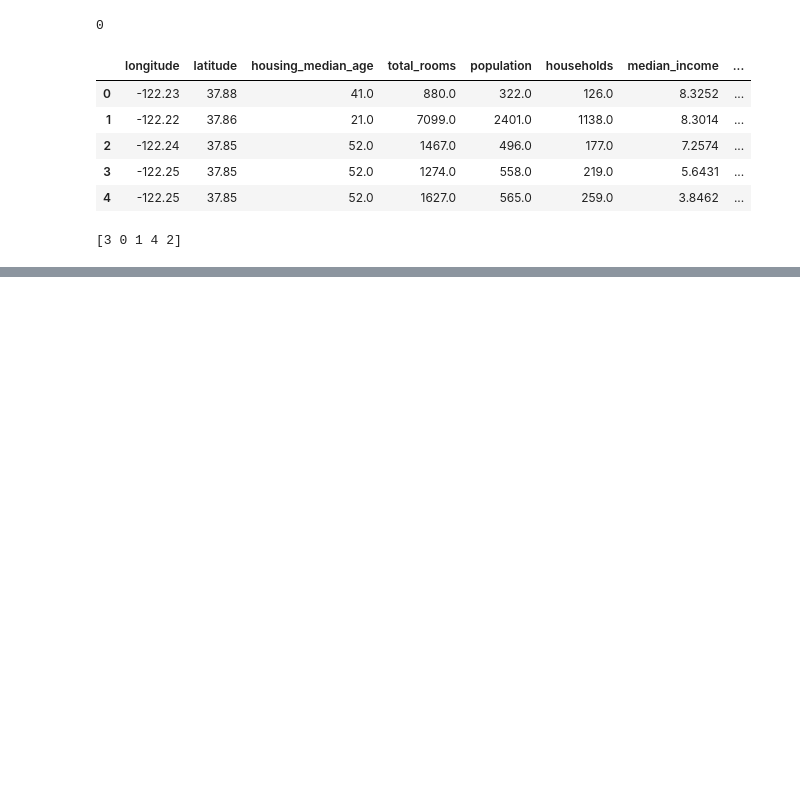
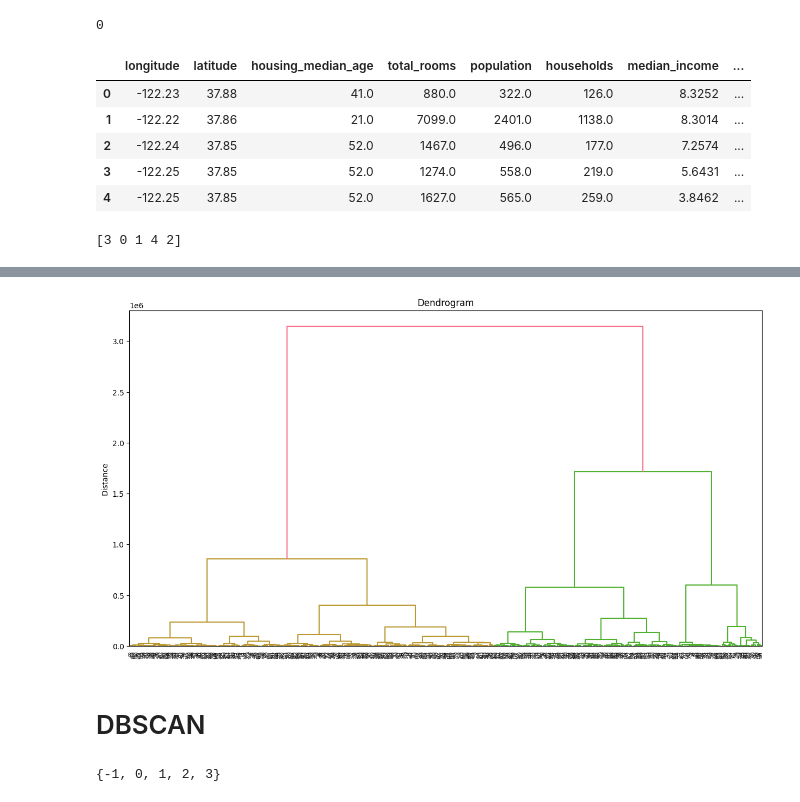
Before and after one commit to aubergeeen/ML-Labs, a Jupyter notebook: Lab_5_Clustering.ipynb, the cells around one changed output, grey strips where cells are left out. Saved outputs shown, nothing was run; the diff lists cells and outputs as text; code cells hidden in the pictures; blank space fills up the shorter version.

```diff
--- a/Lab_5_Clustering.ipynb
+++ b/Lab_5_Clustering.ipynb
@@ -120,0 +183,17 @@ for idx, ((name, est), title) in enumerate(zip(estimators, titles)):
+# %%
+samples = df.sample(500)
+mergings = linkage(samples, method='ward')
+# %%
+plt.figure(figsize=(15, 8))
+# Строим дендрограмму, указав параметры удобные для отображения
+dendrogram(mergings,
+           leaf_rotation=90,
+           leaf_font_size=5)
+
+plt.title('Dendrogram')
+plt.ylabel('Distance')
+plt.show()
+# %% [output]
+[figure, added]
+# %% [markdown]
+# DBSCAN
@@ -120,0 +214,6 @@ for idx, ((name, est), title) in enumerate(zip(estimators, titles)):
+# %%
+labels = db.labels_
+unique_labels = set(labels)
+unique_labels
+# %% [output]
+{-1, 0, 1, 2, 3}
```
Also changed, not shown: parts of 19 cells of this notebook.
